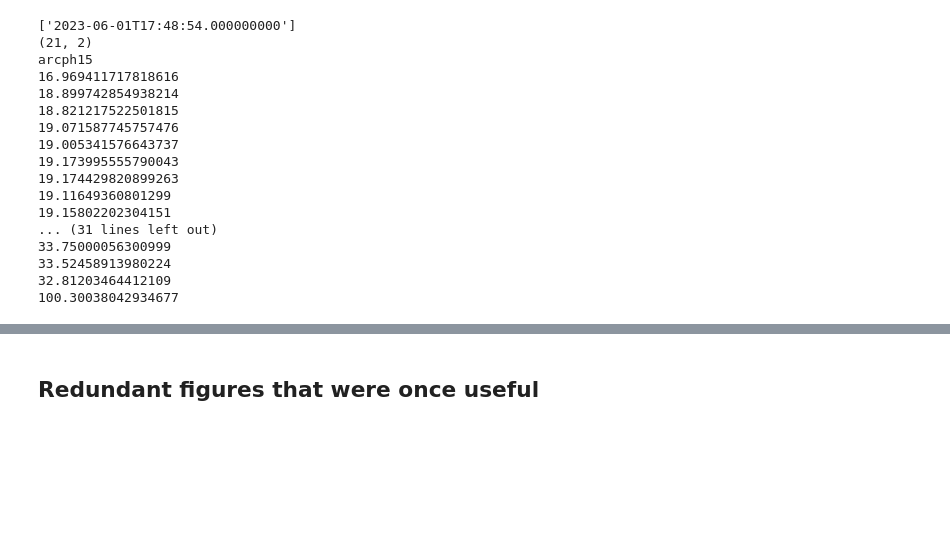
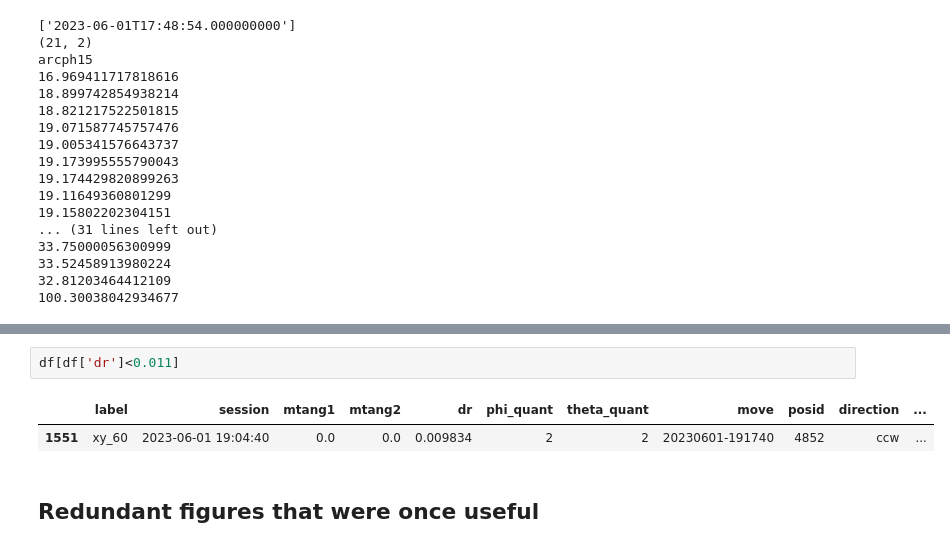
Before and after one commit to SSantosLab/DESI-QA, a Jupyter notebook: calib/Figures of Merit.ipynb, the cells around one changed output, grey strips where cells are left out. Drawn from its saved outputs; the diff is of its cells as text; blank space fills up the shorter version.

```diff
--- a/calib/Figures of Merit.ipynb
+++ b/calib/Figures of Merit.ipynb
@@ -629,3 +716,8 @@ xc_pix
+# %%
+df[df['dr']<0.011]
+# %% [output]
+|  | label | session | mtang1 | mtang2 | dr | phi_quant | theta_quant | move | posid | direction | ... |
+| 1551 | xy_60 | 2023-06-01 19:04:40 | 0.0 | 0.0 | 0.009834 | 2 | 2 | 20230601-191740 | 4852 | ccw | ... |
 # %% [markdown]
 ## Redundant figures that were once useful
 # %%
```
Also changed, not shown: parts of 6 cells of this notebook.
